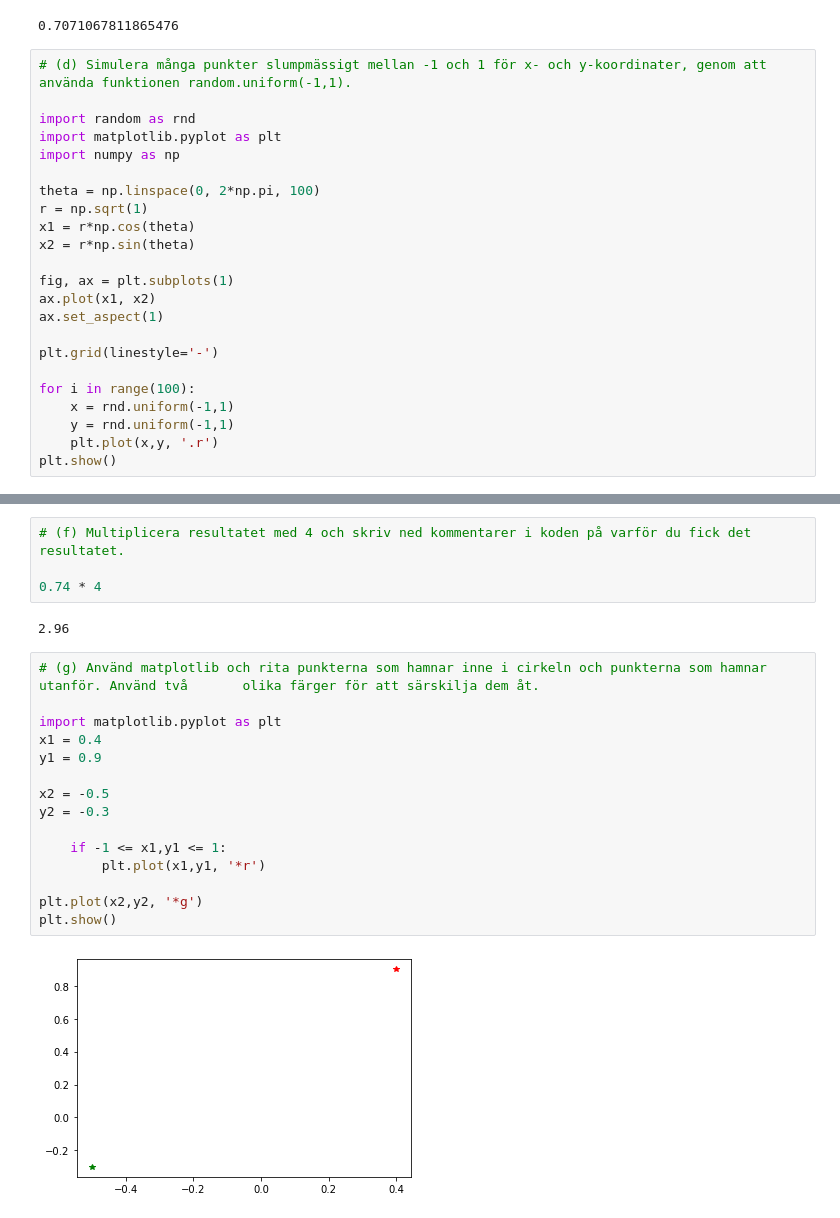
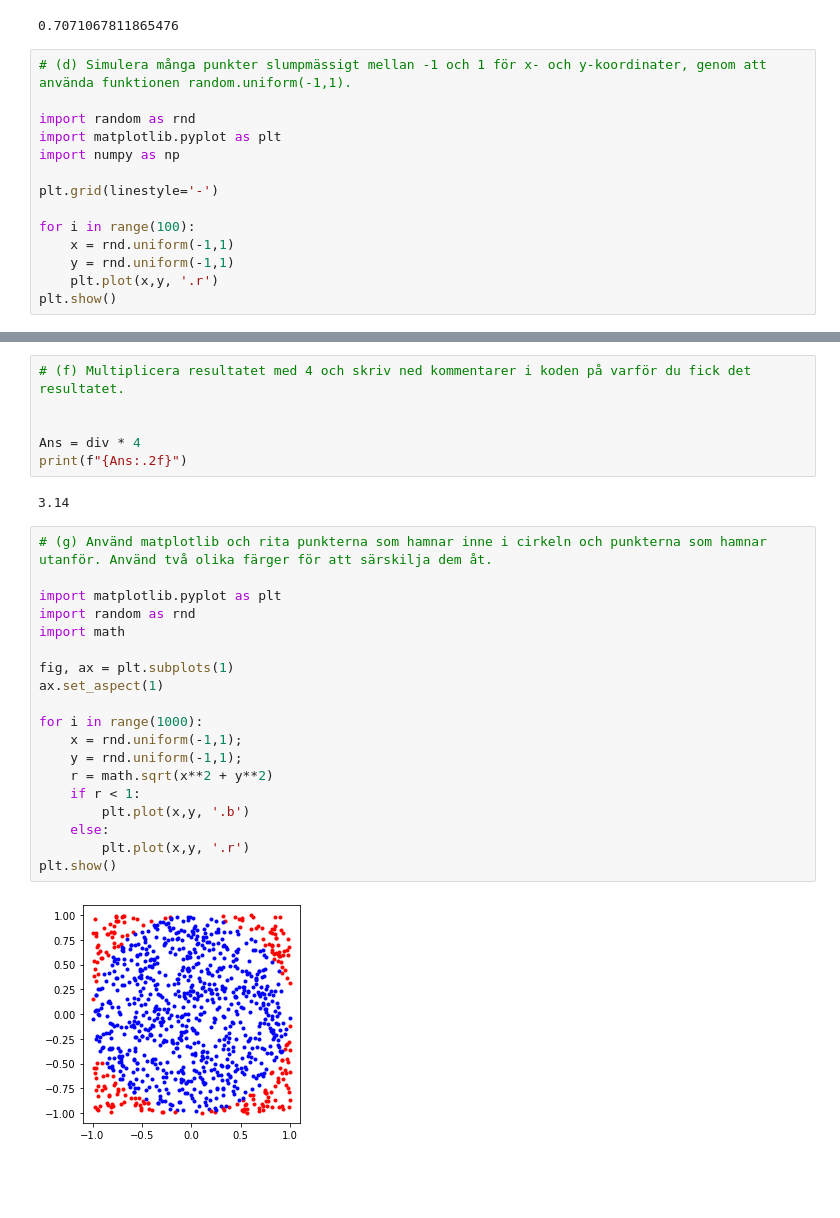
Before and after one commit to JonasNTI/jonas-olanders-CV, a Jupyter notebook: Räkna_med-python/Programmeringslabb1/Labb-uppgift1.ipynb, the cells around one changed output, grey strips where cells are left out. Saved outputs shown, nothing was run; the diff lists cells and outputs as text; blank space fills up the shorter version.

```diff
--- a/Räkna_med-python/Programmeringslabb1/Labb-uppgift1.ipynb
+++ b/Räkna_med-python/Programmeringslabb1/Labb-uppgift1.ipynb
@@ -36,15 +36,6 @@ math.sqrt(x**2 + y**2,)
 import random as rnd
 import matplotlib.pyplot as plt
 import numpy as np
-
-theta = np.linspace(0, 2*np.pi, 100)
-r = np.sqrt(1)
-x1 = r*np.cos(theta)
-x2 = r*np.sin(theta)
-
-fig, ax = plt.subplots(1)
-ax.plot(x1, x2)
-ax.set_aspect(1)
 
 plt.grid(linestyle='-')
 
@@ -79,24 +76,30 @@ hej
 # %%
 # (f) Multiplicera resultatet med 4 och skriv ned kommentarer i koden på varför du fick det resultatet.
 
-0.74 * 4
+
+Ans = div * 4
+print(f"{Ans:.2f}")
 # %% [output]
-2.96
+3.14
 # %%
-# (g) Använd matplotlib och rita punkterna som hamnar inne i cirkeln och punkterna som hamnar utanför. Använd två       olika färger för att särskilja dem åt.
+# (g) Använd matplotlib och rita punkterna som hamnar inne i cirkeln och punkterna som hamnar utanför. Använd två olika färger för att särskilja dem åt.
 
 import matplotlib.pyplot as plt
-x1 = 0.4
-y1 = 0.9
+import random as rnd
+import math
 
-x2 = -0.5
-y2 = -0.3
+fig, ax = plt.subplots(1)
+ax.set_aspect(1)
 
-    if -1 <= x1,y1 <= 1:
-        plt.plot(x1,y1, '*r')
-
-plt.plot(x2,y2, '*g')
+for i in range(1000):
+    x = rnd.uniform(-1,1);
+    y = rnd.uniform(-1,1);
+    r = math.sqrt(x**2 + y**2)
+    if r < 1:
+        plt.plot(x,y, '.b')
+    else:
+        plt.plot(x,y, '.r')
 plt.show()
 # %% [output]
-[figure, old version]
+[figure, new version]
 # %%
```
Also changed, not shown: parts of 3 cells of this notebook.
